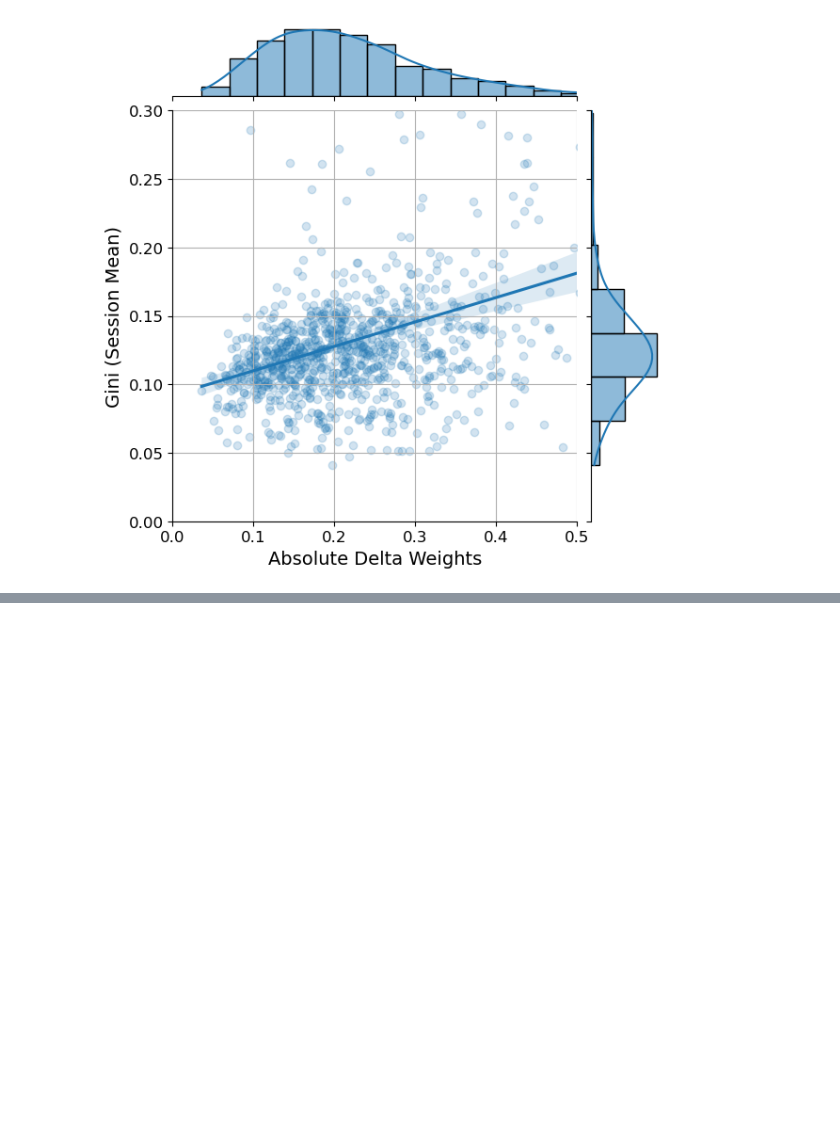
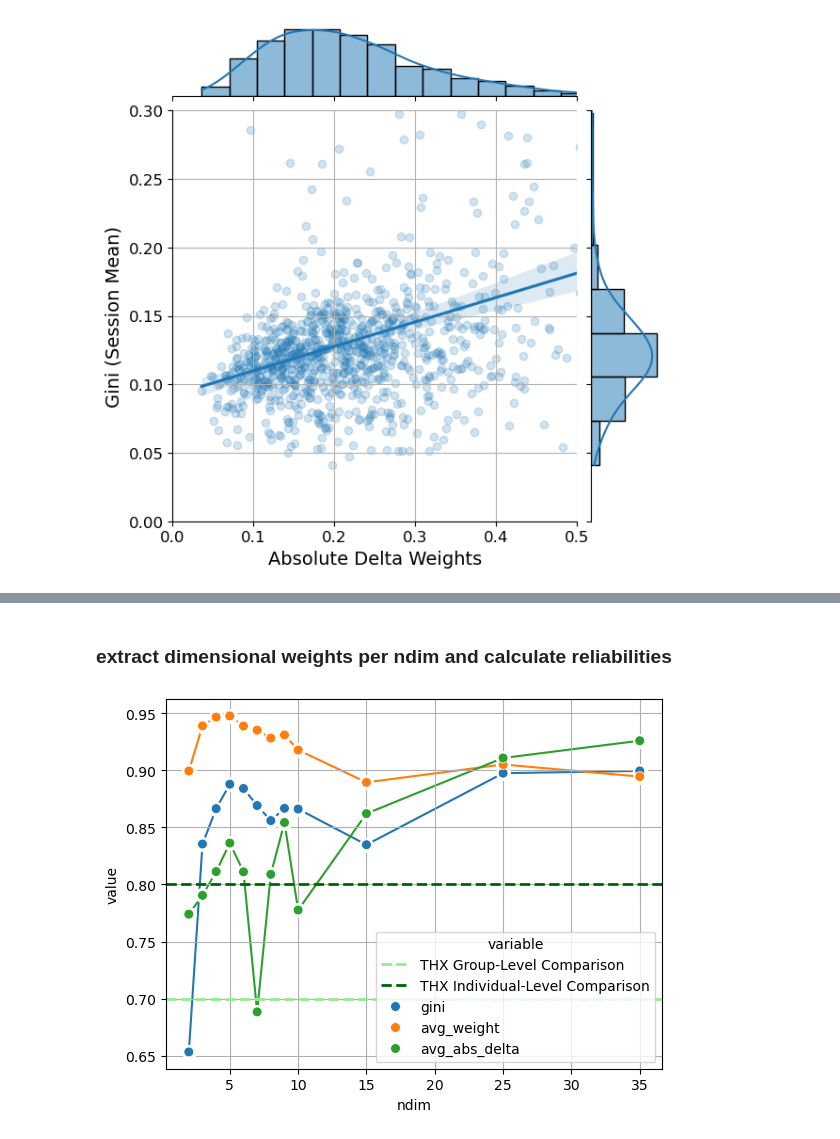
Before and after one commit to MirkoTh/semantic-representations-ID, a Jupyter notebook: split-half-reliability.ipynb, the cells around one changed output, grey strips where cells are left out. Drawn from its saved outputs; the diff is of its cells as text; code cells hidden in the pictures; blank space fills up the shorter version.

```diff
--- a/split-half-reliability.ipynb
+++ b/split-half-reliability.ipynb
@@ -404,0 +430,2 @@ g.ax_joint.grid(True)
+# %%
+range_dims = list(range(2, 11)) + [15, 25, 35]
@@ -404,0 +491,2 @@ g.ax_joint.grid(True)
+# %% [markdown]
+### extract dimensional weights per ndim and calculate reliabilities
@@ -404,0 +548,15 @@ g.ax_joint.grid(True)
+# %%
+df_splithalf_summary_long = df_splithalf_summary.melt(id_vars="ndim")
+f, ax = plt.subplots(1)
+
+#sns.lineplot(data=df_splithalf_summary_long, x="ndim", y="value", hue="variable")
+ax.axhline(y=.7, color='lightgreen', linestyle='--', linewidth=2, label='THX Group-Level Comparison')
+ax.axhline(y=.8, color='darkgreen', linestyle='--', linewidth=2, label='THX Individual-Level Comparison')
+
+sns.lineplot(data=df_splithalf_summary_long, x="ndim", y="value", hue="variable", zorder=1, legend=False)
+sns.scatterplot(data=df_splithalf_summary_long, x="ndim", y="value", color = "white", s = 100, linestyle="None", zorder=2)
+sns.scatterplot(data=df_splithalf_summary_long, x="ndim", y="value", hue="variable", s = 50, linestyle="None", zorder=3)
+
+_ = ax.grid(True)
+# %% [output]
+[figure, added]
```
Also changed, not shown: parts of 49 cells of this notebook, 3 other files.
